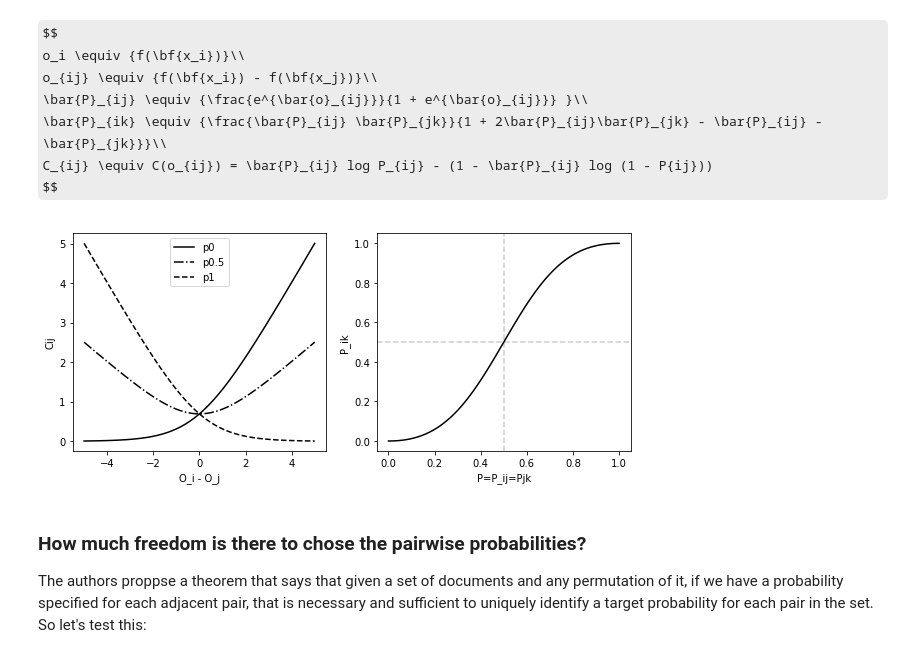
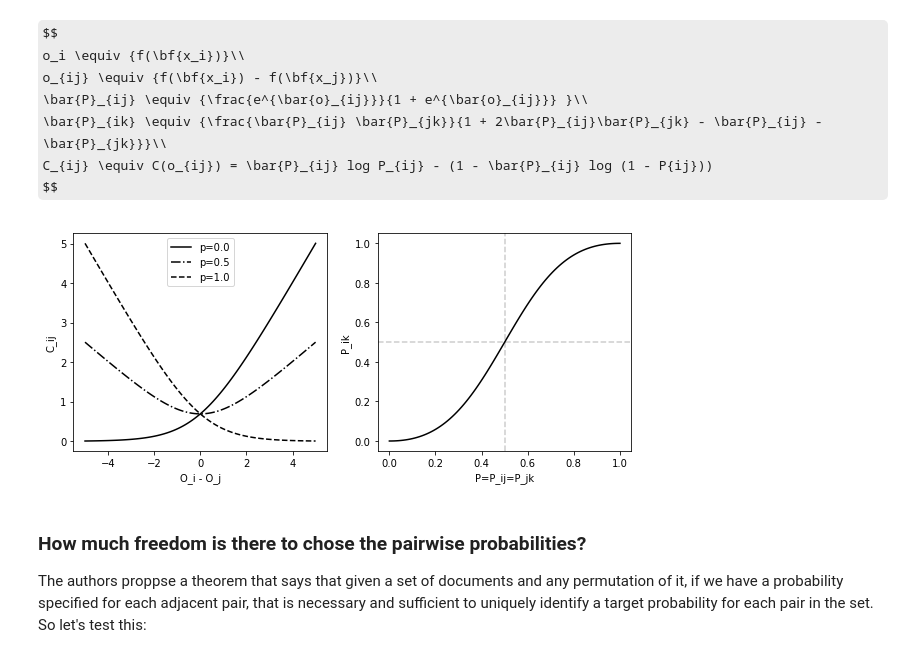
Before and after one commit to eduardbermejo/blog, a Jupyter notebook: _notebooks/2021-02-02-Ranking.ipynb, the cells around one changed output. Drawn from its saved outputs; the diff is of its cells as text; code cells hidden in the pictures; some formulas as TeX source.

```diff
--- a/_notebooks/2021-02-02-Ranking.ipynb
+++ b/_notebooks/2021-02-02-Ranking.ipynb
@@ -231,20 +231,20 @@ p1_results = cost_function(1, prob_ij(distances))
 # %%
 fig, axes = plt.subplots(1, 2, figsize=(10, 4))
 sns.lineplot(x=distances, y=p0_results, ax=axes[0], color='k')
 sns.lineplot(x=distances, y=p05_results, ax=axes[0], color='k', linestyle='-.')
 sns.lineplot(x=distances, y=p1_results, ax=axes[0], color='k', linestyle='--')
-axes[0].legend(labels=['p0','p0.5', 'p1'])
+axes[0].legend(labels=['p=0.0','p=0.5', 'p=1.0'])
 axes[0].set_xlabel('O_i - O_j')
-axes[0].set_ylabel('Cij')
+axes[0].set_ylabel('C_ij')
 
 x = np.linspace(0, 1, 100)
 sns.lineplot(x=x, y=prob_ik(x, x), ax=axes[1], color='k')
-axes[1].set_xlabel('P=P_ij=Pjk')
+axes[1].set_xlabel('P=P_ij=P_jk')
 axes[1].set_ylabel('P_ik')
 axes[1].axvline(0.5, linestyle='--', color='k', alpha=0.2)
 axes[1].axhline(0.5, linestyle='--', color='k', alpha=0.2);
 # %% [output]
-[figure, old version]
+[figure, new version]
 # %% [markdown]
 ### How much freedom is there to chose the pairwise probabilities?
 
```
Also changed, not shown: parts of 1 cell of this notebook.
